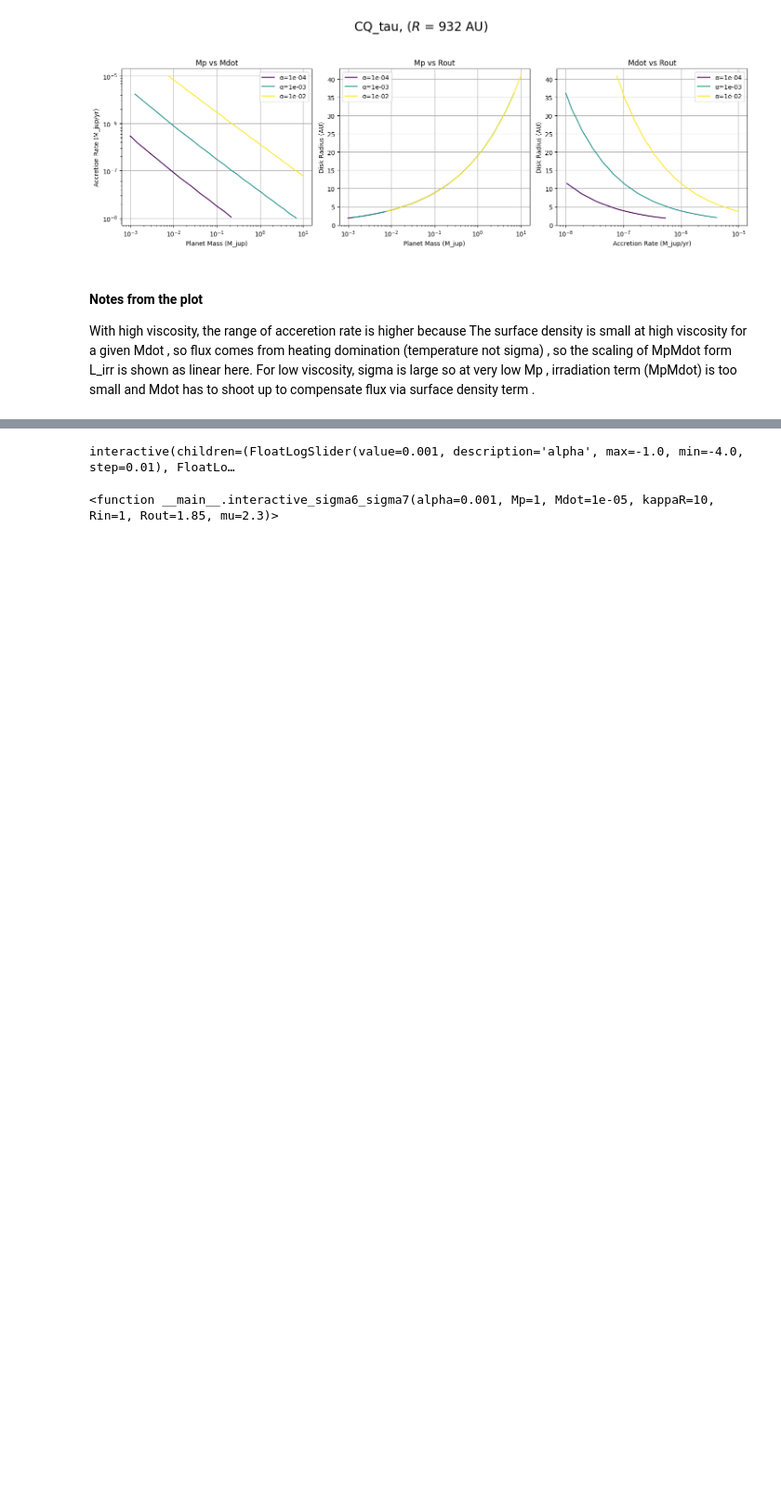
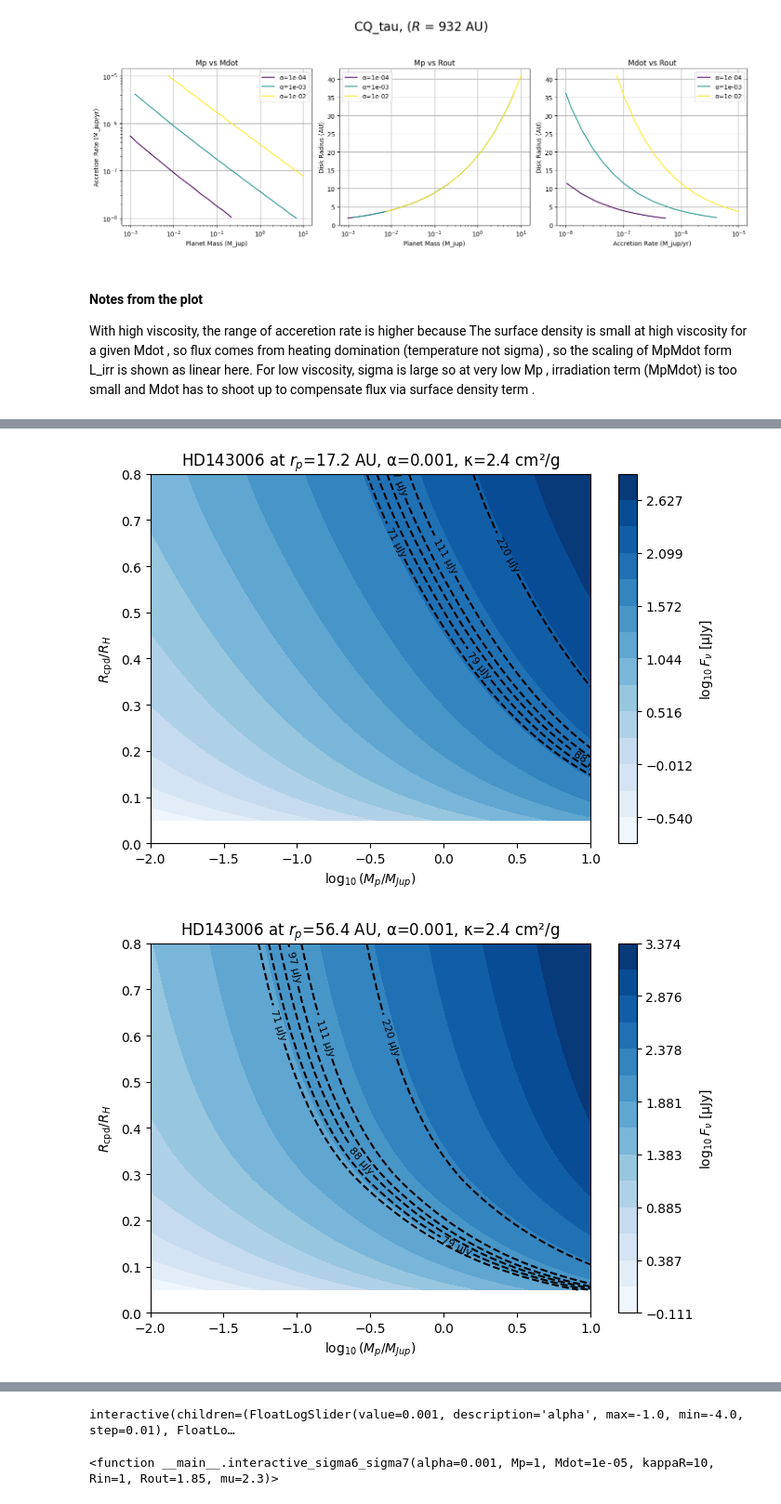
Before and after one commit to VWelke/CPD_MPIA, a Jupyter notebook: CPD_Emission_Models/CPD_Em_2.ipynb, the cells around one changed output, grey strips where cells are left out. Shown: that part at 93% size. Cells and saved outputs as stored; diff of their text form; code cells hidden in the pictures; blank space fills up the shorter version.

Commit message:
2d panel plots

```diff
--- a/CPD_Emission_Models/CPD_Em_2.ipynb
+++ b/CPD_Emission_Models/CPD_Em_2.ipynb
@@ -36,7 +36,7 @@ def B_lambda(lam, T):
 
 def calculate_disk_properties(M_star = 1, Mp = 1, Mdot = 1e-5, alpha = 1e-3, kappaR = 10 , Rin = 1, rp = 165, d_pc = 195,
                             mode="b", lam_mm=1.3e-1,
-                            T_ISM=10.0, Lplanet=1e-5, Lstar = 1.0,  mu=2.3, spec_flux  = None , show_results = False):
+                            T_ISM=10.0, Lplanet=1e-5, Lstar = 1.0,  mu=2.3, spec_flux  = None , show_results = False, Rout=None):
     """
     Calculate disk temperature profiles and millimeter flux.
 
@@ -91,7 +91,14 @@ def calculate_disk_properties(M_star = 1, Mp = 1, Mdot = 1e-5, alpha = 1e-3, kap
 
     # 1. Create radial grid between Rin and Rout
 
-    Rout = (1/3) * rp * (Mp / (3 * M_star))**(1/3)
+
+
+    if Rout is None:
+        Rout = (1/3) * rp * (Mp / (3 * M_star))**(1/3)
+    else:
+        Rout = Rout * AU  # assume input Rout is in AU
+
+
     R = np.geomspace(Rin, Rout, 100)  # cm
 
     # 2. Calculate T_ext(R)
@@ -635,0 +718,32 @@ since the observation is made in different wavelengths, I will take the flux he
+# %%
+# Gap of HD143006 from Andrews paper
+# D22:  103 (mas for r_peak),
+# D51  : 338 (mas for r_peak),
+
+HD1423006_disk_arr = ["HD143006", 1.56, 167, 3.8]
+
+HD1423006_target_flux_arr = [71, 79, 88, 97, 111, 220]  # mu Jy for different recovery fractions from 0.5 to 1.0
+
+rD22 = 103 * HD1423006_disk_arr[2] / 1000  # arcsec to au
+rD51 = 338 * HD1423006_disk_arr[2] / 1000  # arcsec to au
+
+# Run for the D22 gap
+zhu_plots_flux_map(
+    target_flux_arr=HD1423006_target_flux_arr,
+    disk_arr=HD1423006_disk_arr,
+    rp=rD22,
+    lam_mm=1.25,
+    alpha=1e-3
+)
+
+# Run for the D51 gap
+zhu_plots_flux_map(
+    target_flux_arr=HD1423006_target_flux_arr,
+    disk_arr=HD1423006_disk_arr,
+    rp=rD51,
+    lam_mm=1.25,
+    alpha=1e-3
+)
+# %% [output]
+[figure, added]
+[figure, added]
```
Also changed, not shown: parts of 4 cells of this notebook.
